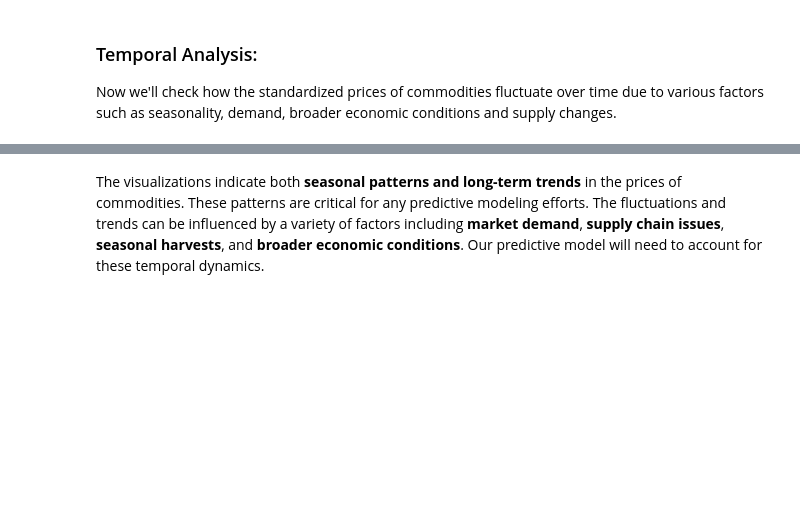
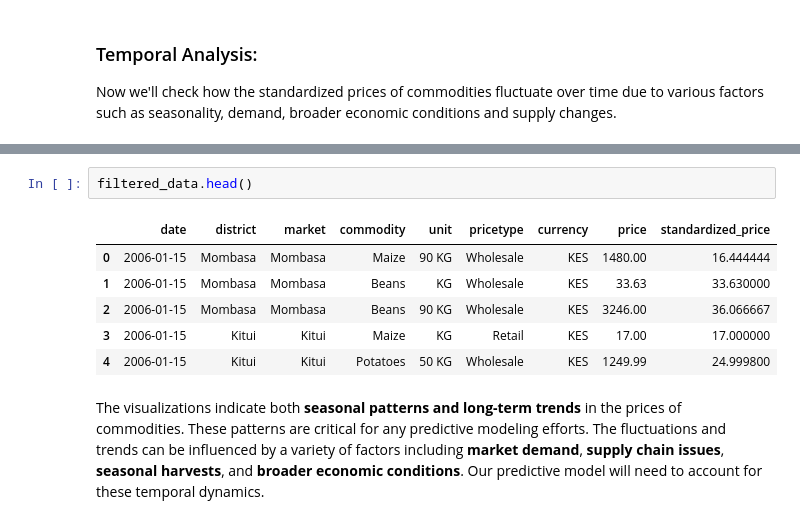
Before and after one commit to Mwenda-Mugambi/Commodity_Price_Forecasting, a Jupyter notebook: Notebook.ipynb, the cells around one changed output, grey strips where cells are left out. Drawn from its saved outputs; the diff is of its cells as text; blank space fills up the shorter version.

```diff
--- a/Notebook.ipynb
+++ b/Notebook.ipynb
@@ -682,3 +714,12 @@ for commodity in commodities:
+# %%
+filtered_data.head()
+# %% [output]
+|  | date | district | market | commodity | unit | pricetype | currency | price | standardized_price |
+| 0 | 2006-01-15 | Mombasa | Mombasa | Maize | 90 KG | Wholesale | KES | 1480.00 | 16.444444 |
+| 1 | 2006-01-15 | Mombasa | Mombasa | Beans | KG | Wholesale | KES | 33.63 | 33.630000 |
+| 2 | 2006-01-15 | Mombasa | Mombasa | Beans | 90 KG | Wholesale | KES | 3246.00 | 36.066667 |
+| 3 | 2006-01-15 | Kitui | Kitui | Maize | KG | Retail | KES | 17.00 | 17.000000 |
+| 4 | 2006-01-15 | Kitui | Kitui | Potatoes | 50 KG | Wholesale | KES | 1249.99 | 24.999800 |
 # %% [markdown]
 The visualizations indicate both **seasonal patterns and long-term trends** in the prices of commodities. These patterns are critical for any predictive modeling efforts.
 The fluctuations and trends can be influenced by a variety of factors including **market demand**, **supply chain issues**, **seasonal harvests**, and **broader economic conditions**.
```
Also changed, not shown: parts of 33 cells of this notebook, 16 other files.
